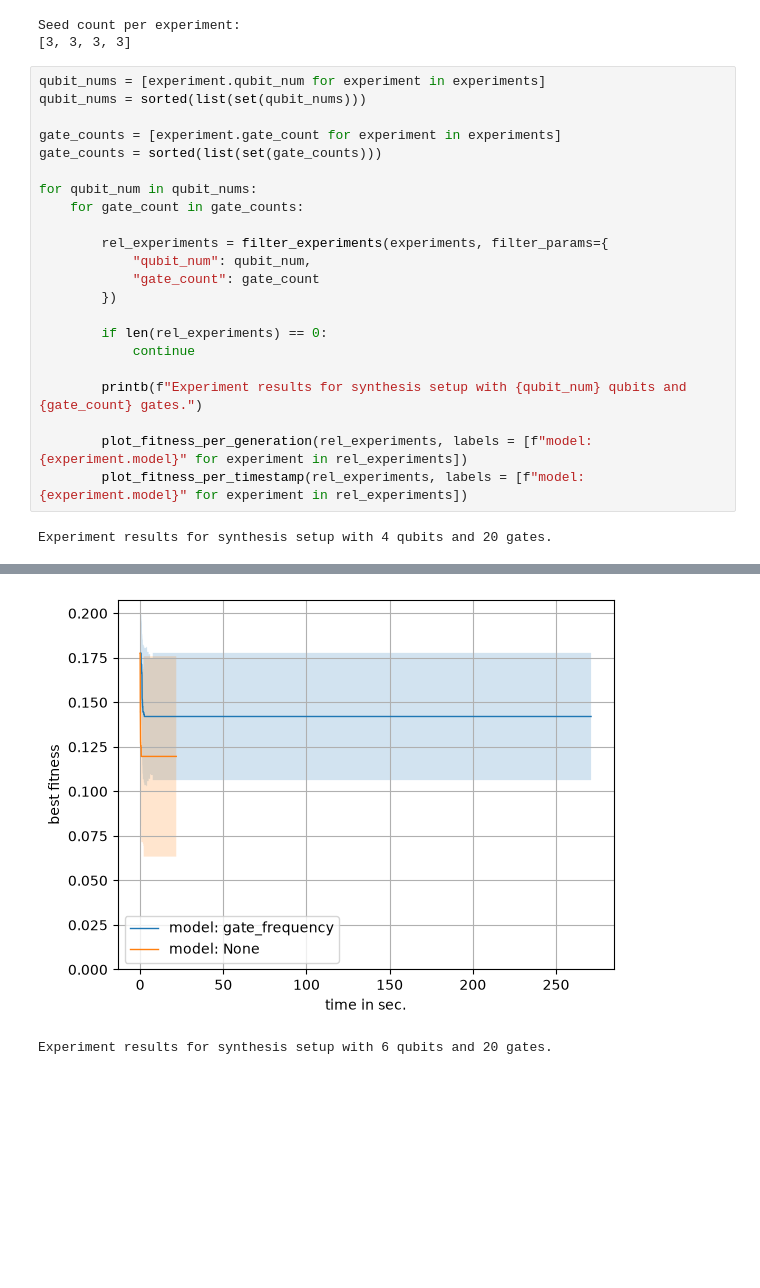
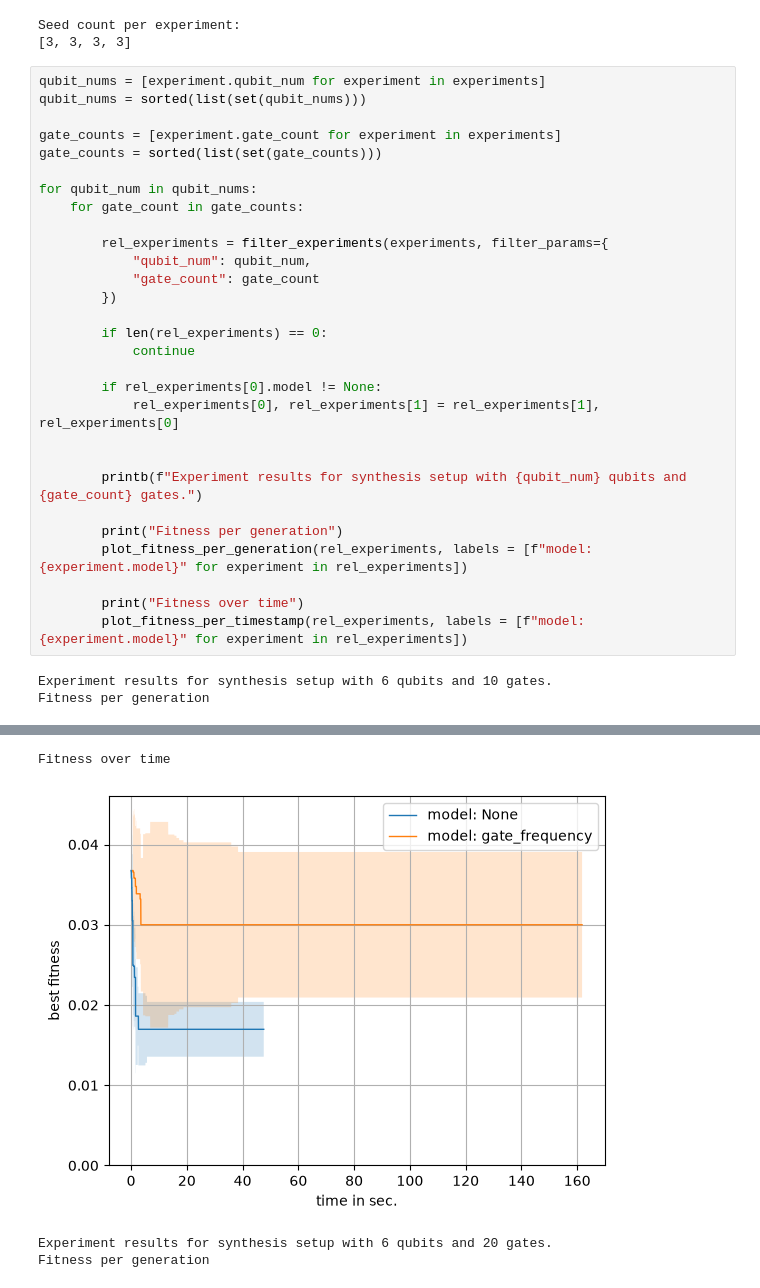
Before and after one commit to westoun/surrogate-assisted-qcs, a Jupyter notebook: evaluation/surrogate_assisted_qcs/analysis.ipynb, the cells around one changed output, grey strips where cells are left out. Cells and saved outputs as stored; diff of their text form; blank space fills up the shorter version.

```diff
--- a/evaluation/surrogate_assisted_qcs/analysis.ipynb
+++ b/evaluation/surrogate_assisted_qcs/analysis.ipynb
@@ -355,9 +353,17 @@ for qubit_num in qubit_nums:
         if len(rel_experiments) == 0:
             continue
 
+        if rel_experiments[0].model != None:
+            rel_experiments[0], rel_experiments[1] = rel_experiments[1], rel_experiments[0]
+
+
         printb(f"Experiment results for synthesis setup with {qubit_num} qubits and {gate_count} gates.")
 
+        print("Fitness per generation")
         plot_fitness_per_generation(rel_experiments, labels = [f"model: {experiment.model}" for experiment in rel_experiments])
+
+        print("Fitness over time")
         plot_fitness_per_timestamp(rel_experiments, labels = [f"model: {experiment.model}" for experiment in rel_experiments])
 # %% [output]
-Experiment results for synthesis setup with 4 qubits and 20 gates.
+Experiment results for synthesis setup with 6 qubits and 10 gates.
+Fitness per generation
@@ -365,2 +371,4 @@ Experiment results for synthesis setup with 4 qubits and 20 gates.
+Fitness over time
-[figure, old version]
+[figure, new version]
-Experiment results for synthesis setup with 6 qubits and 20 gates.
+Experiment results for synthesis setup with 6 qubits and 20 gates.
+Fitness per generation
```
Also changed, not shown: parts of 2 cells of this notebook.
